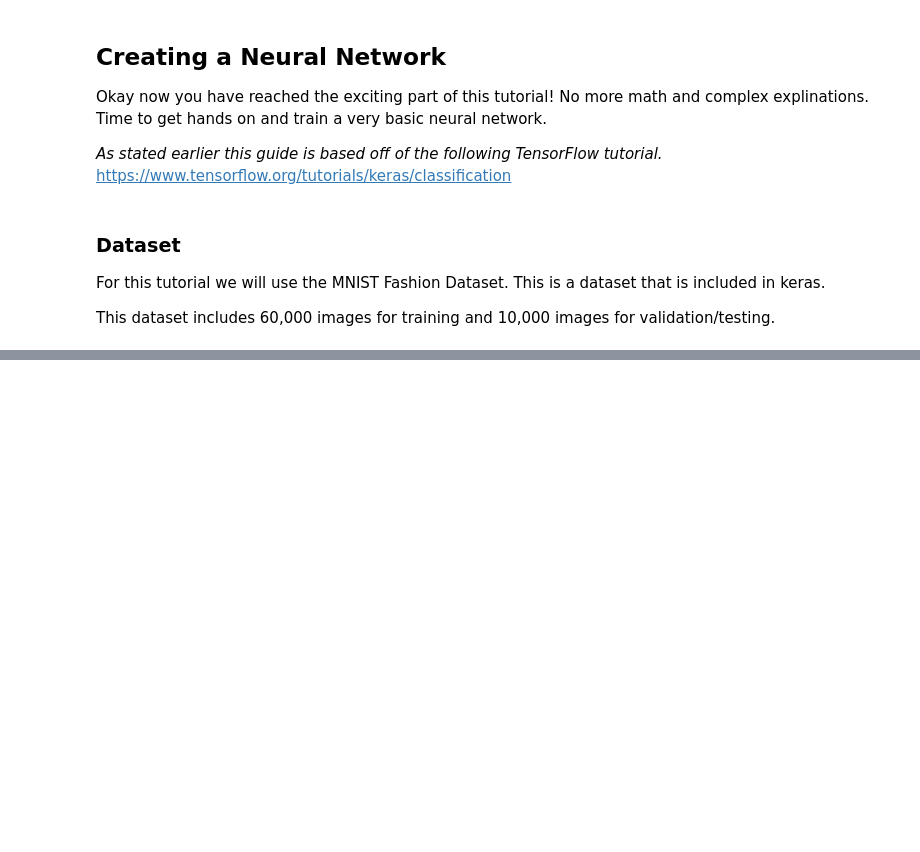
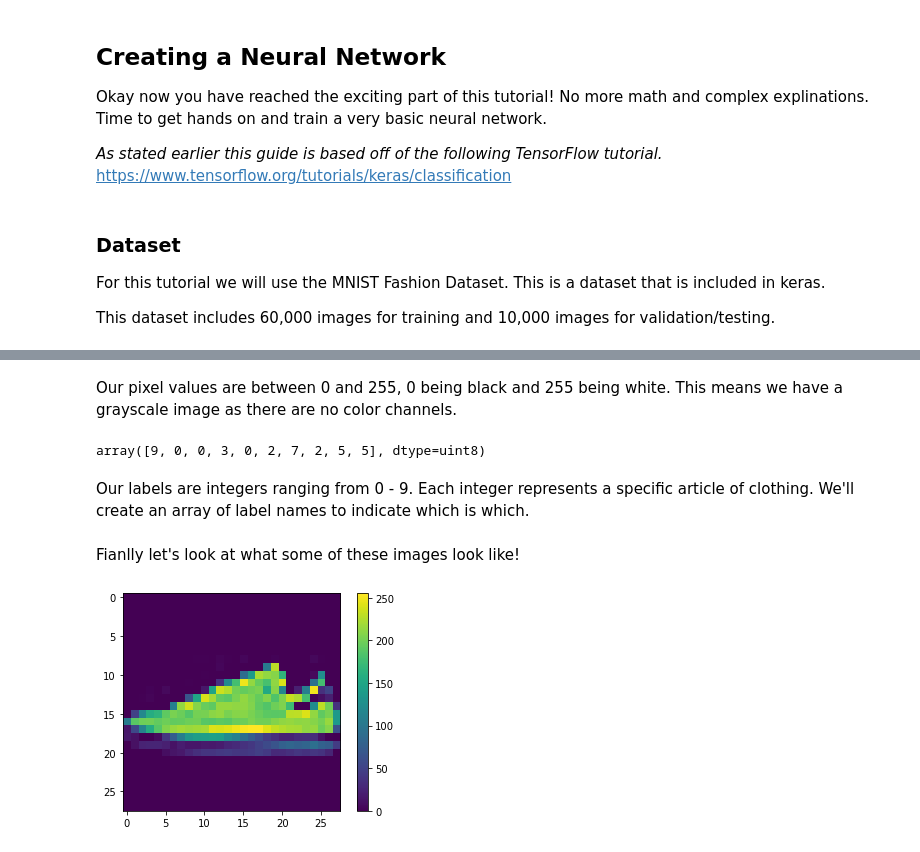
Before and after one commit to juanfelipehdezm/Tensorflow, a Jupyter notebook: neural_networks.ipynb, the cells around one changed output, grey strips where cells are left out. Cells and saved outputs as stored; diff of their text form; code cells hidden in the pictures; blank space fills up the shorter version.

Commit message:
first model of neural network

```diff
--- a/neural_networks.ipynb
+++ b/neural_networks.ipynb
@@ -164,0 +166,8 @@ Downloading data from https://storage.googleapis.com/tensorflow/tf-keras-dataset
+# %% [markdown]
+Our pixel values are between 0 and 255, 0 being black and 255 being white. This means we have a grayscale image as there are no color channels.
+# %%
+train_labels[:10]  # let's have a look at the first 10 training labels
+# %% [output]
+array([9, 0, 0, 3, 0, 2, 7, 2, 5, 5], dtype=uint8)
+# %% [markdown]
+Our labels are integers ranging from 0 - 9. Each integer represents a specific article of clothing. We'll create an array of label names to indicate which is which.
@@ -164,0 +177,10 @@ Downloading data from https://storage.googleapis.com/tensorflow/tf-keras-dataset
+# %% [markdown]
+Fianlly let's look at what some of these images look like!
+# %%
+plt.figure()
+plt.imshow(train_images[6])
+plt.colorbar()
+plt.grid(False)
+plt.show()
+# %% [output]
+[figure, added]
```
Also changed, not shown: parts of 22 cells of this notebook.
